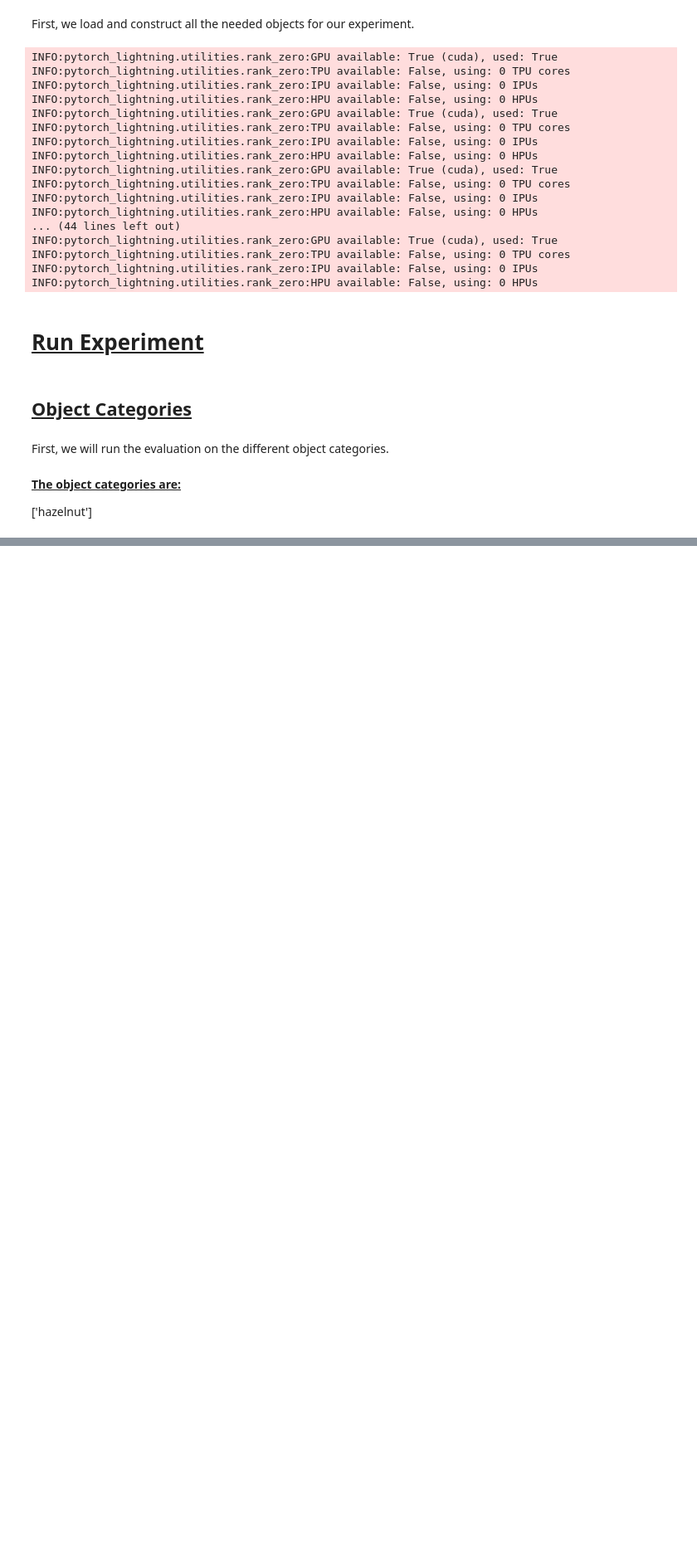
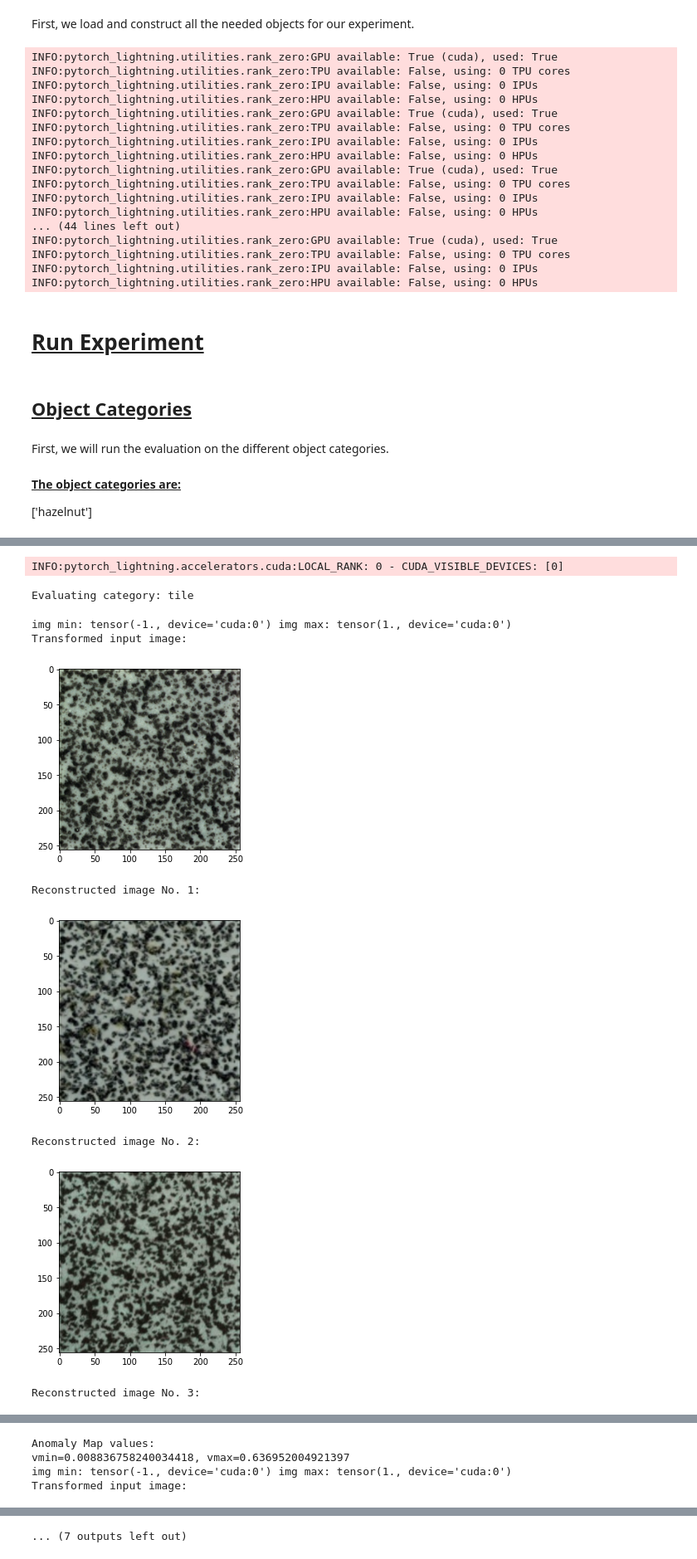
Before and after one commit to talafek96/Diffusion-AD-Project, a Jupyter notebook: main_experiment.ipynb, the cells around one changed output, grey strips where cells are left out. Shown at 83% size. Saved outputs shown, nothing was run; the diff lists cells and outputs as text; code cells hidden in the pictures; blank space fills up the shorter version.

```diff
--- a/main_experiment.ipynb
+++ b/main_experiment.ipynb
@@ -114,0 +125,6 @@ Reconstructed image No. 1:
+# %%
+TEXTURE_CATEGORIES = [
+    'tile'
+]
+
+md(f'**<u>The texture categories are:</u>**\n\n{TEXTURE_CATEGORIES}')
@@ -114,0 +135,21 @@ Reconstructed image No. 1:
+# %%
+remaining_categories = results_manager.get_remaining_categories()
+#overwrite = False
+overwrite = True
+
+for category in TEXTURE_CATEGORIES:
+    if overwrite or category in remaining_categories:
+        print(f'Evaluating category: {category}\n')
+        diffusion_ad.args.category = category
+        trainer[category].test(diffusion_ad)
+# %% [output]
+INFO:pytorch_lightning.accelerators.cuda:LOCAL_RANK: 0 - CUDA_VISIBLE_DEVICES: [0]
+Evaluating category: tile
+img min: tensor(-1., device='cuda:0') img max: tensor(1., device='cuda:0')
+Transformed input image:
+[figure, added]
+Reconstructed image No. 1:
+[figure, added]
+Reconstructed image No. 2:
+[figure, added]
+Reconstructed image No. 3:
@@ -114,0 +157,4 @@ Reconstructed image No. 1:
+Anomaly Map values:
+vmin=0.008836758240034418, vmax=0.636952004921397
+img min: tensor(-1., device='cuda:0') img max: tensor(1., device='cuda:0')
+Transformed input image:
@@ -114,0 +162 @@ Reconstructed image No. 1:
+... (7 outputs left out)
```
Also changed, not shown: parts of 7 cells of this notebook, 5 other files.
